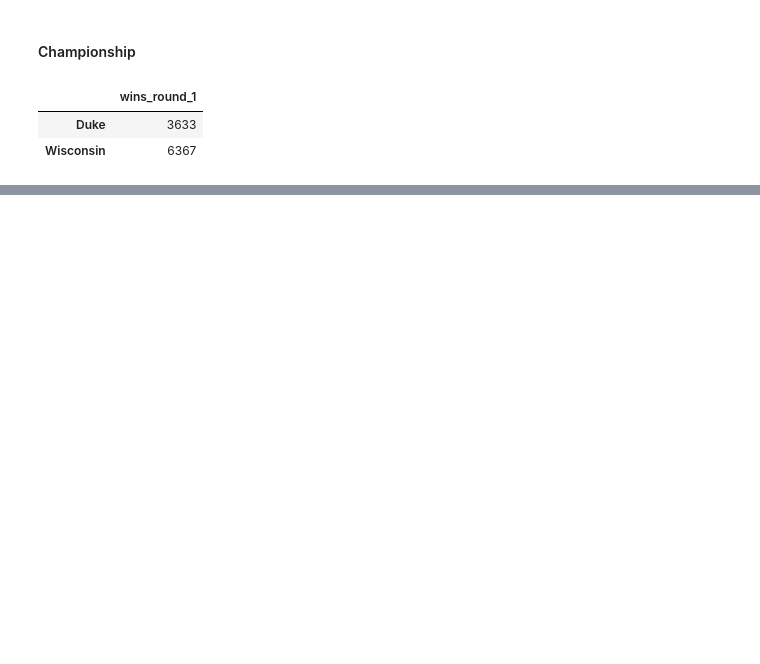
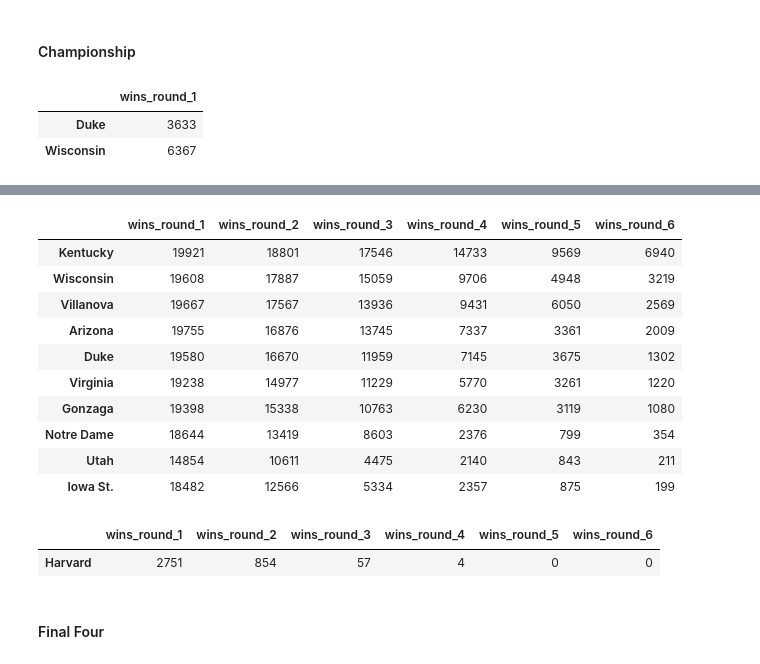
Before and after one commit to micahlanier/bayesket-ball, a Jupyter notebook: src/model/tournament_simulations.ipynb, the cells around one changed output, grey strips where cells are left out. Saved outputs shown, nothing was run; the diff lists cells and outputs as text; code cells hidden in the pictures; blank space fills up the shorter version.

```diff
--- a/src/model/tournament_simulations.ipynb
+++ b/src/model/tournament_simulations.ipynb
@@ -430,0 +478,6 @@ mh_mc_championship_outcomes
+# %%
+# Aggregate outcomes.
+agg_mc_tournament_outcomes = slice_mc_tournament_outcomes.append(mh_mc_tournament_outcomes)
+agg_mc_tournament_outcomes = agg_mc_tournament_outcomes.groupby(agg_mc_tournament_outcomes.index).agg(np.sum)
+# Export.
+agg_mc_tournament_outcomes.reset_index().rename(columns={'index':'team'}).to_csv(export_base_path+'tournament/agg_outcomes.csv', index=False)
@@ -430,0 +493,21 @@ mh_mc_championship_outcomes
+# %%
+agg_mc_tournament_outcomes.sort('wins_round_6',ascending=False).head(n=10)
+# %% [output]
+|  | wins_round_1 | wins_round_2 | wins_round_3 | wins_round_4 | wins_round_5 | wins_round_6 |
+| Kentucky | 19921 | 18801 | 17546 | 14733 | 9569 | 6940 |
+| Wisconsin | 19608 | 17887 | 15059 | 9706 | 4948 | 3219 |
+| Villanova | 19667 | 17567 | 13936 | 9431 | 6050 | 2569 |
+| Arizona | 19755 | 16876 | 13745 | 7337 | 3361 | 2009 |
+| Duke | 19580 | 16670 | 11959 | 7145 | 3675 | 1302 |
+| Virginia | 19238 | 14977 | 11229 | 5770 | 3261 | 1220 |
+| Gonzaga | 19398 | 15338 | 10763 | 6230 | 3119 | 1080 |
+| Notre Dame | 18644 | 13419 | 8603 | 2376 | 799 | 354 |
+| Utah | 14854 | 10611 | 4475 | 2140 | 843 | 211 |
+| Iowa St. | 18482 | 12566 | 5334 | 2357 | 875 | 199 |
+# %%
+agg_mc_tournament_outcomes[agg_mc_tournament_outcomes.index == 'Harvard']
+# %% [output]
+|  | wins_round_1 | wins_round_2 | wins_round_3 | wins_round_4 | wins_round_5 | wins_round_6 |
+| Harvard | 2751 | 854 | 57 | 4 | 0 | 0 |
+# %% [markdown]
+#### Final Four
```
Also changed, not shown: parts of 25 cells of this notebook.
